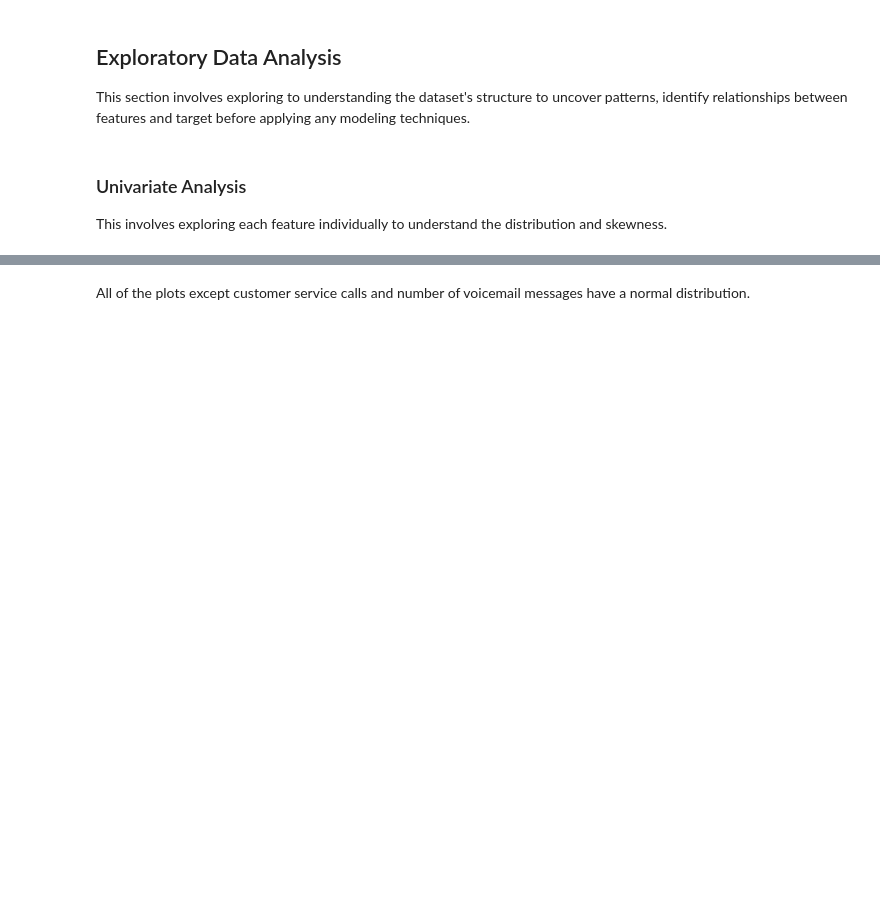
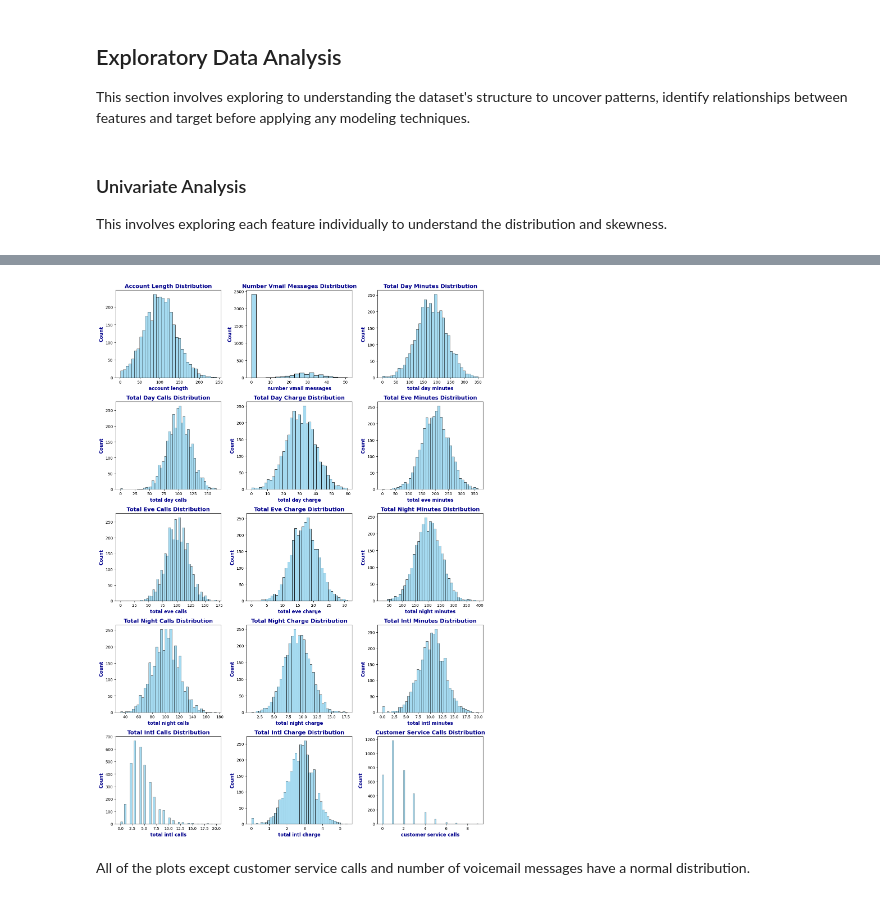
Before and after one commit to JoshuaKiluu/syria-tel-churn-prediction, a Jupyter notebook: index.ipynb, the cells around one changed output, grey strips where cells are left out. Cells and saved outputs as stored; diff of their text form; code cells hidden in the pictures; blank space fills up the shorter version.

```diff
--- a/index.ipynb
+++ b/index.ipynb
@@ -386,3 +357,30 @@ for col in num_coln:
+# %%
+# Select only numeric columns
+num_coln = st_df1.select_dtypes(include='number').columns
+
+# Decide grid size automatically
+n_cols = 3
+n_rows = (len(num_coln) + n_cols - 1) // n_cols
+
+# Create subplots grid
+fig, axes = plt.subplots(n_rows, n_cols, figsize=(14, 4 * n_rows))
+axes = axes.flatten()  # Flatten to 1D for easy indexing
+
+# Loop through numeric columns
+for i, col in enumerate(num_coln):
+    sns.histplot(st_df1[col], bins='auto', color='skyblue', edgecolor='black', ax=axes[i])
+    axes[i].set_xlabel(col, fontsize=12, color='darkblue', fontweight='bold')
+    axes[i].set_ylabel("Count", fontsize=12, color='darkblue', fontweight='bold')
+    axes[i].set_title(f"{col.title()} Distribution", fontsize=14, color='darkblue', fontweight='bold')
+
+# Hide unused axes (if any)
+for j in range(i + 1, len(axes)):
+    fig.delaxes(axes[j])
+
+plt.tight_layout()
+plt.show()
+# %% [output]
+[figure, added]
 # %% [markdown]
 All of the plots except customer service calls and number of voicemail messages have a normal distribution.
 # %%
```
Also changed, not shown: parts of 56 cells of this notebook.
